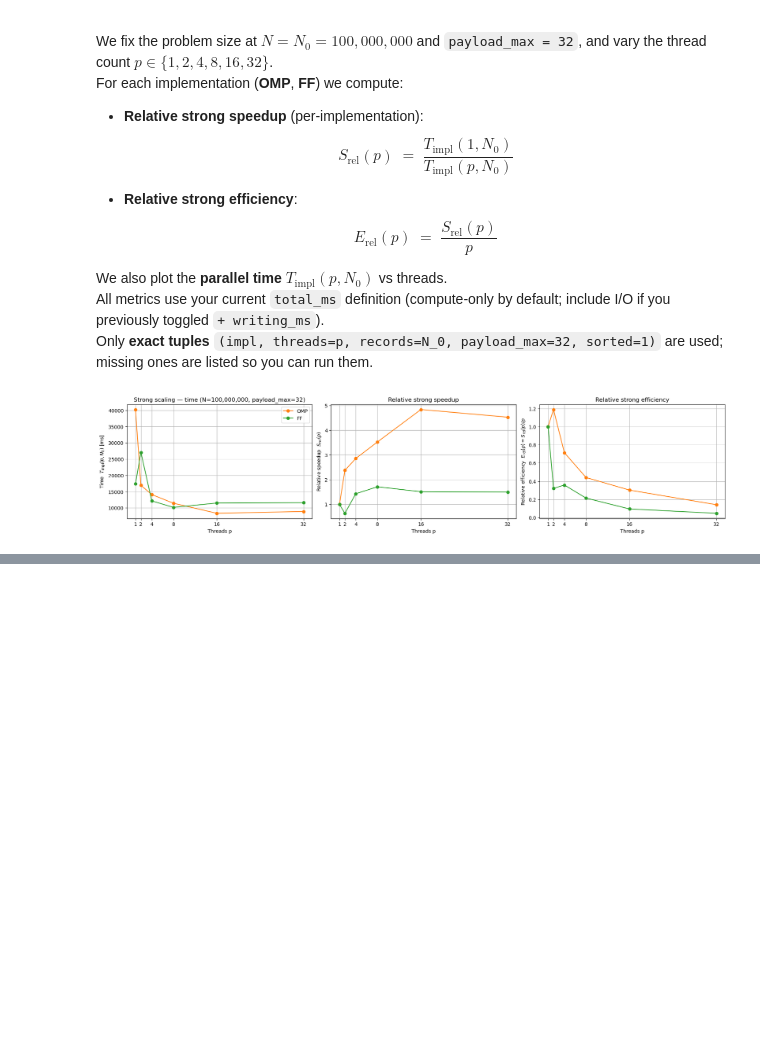
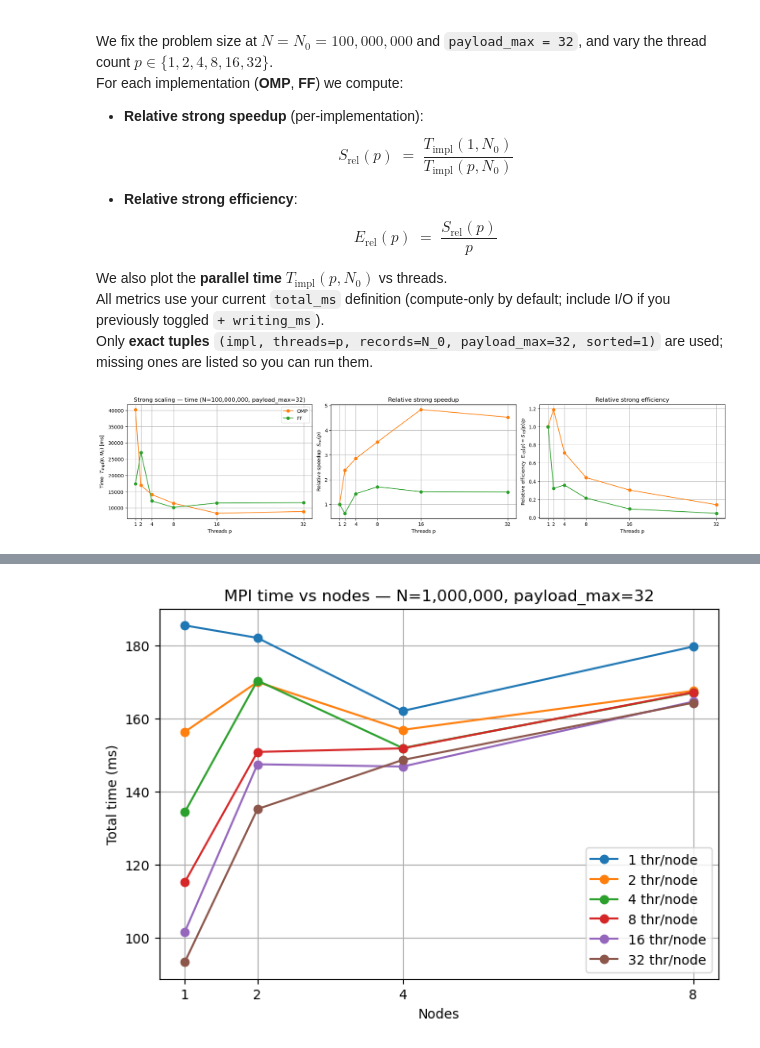
Before and after one commit to davide-marchi/Parallel-and-Distributed-Systems-Paradigms-and-Models, a Jupyter notebook: analysis/seq_omp_ff_composites.ipynb, the cells around one changed output, grey strips where cells are left out. Drawn from its saved outputs; the diff is of its cells as text; code cells hidden in the pictures; blank space fills up the shorter version.

```diff
--- a/analysis/seq_omp_ff_composites.ipynb
+++ b/analysis/seq_omp_ff_composites.ipynb
@@ -578,0 +588,83 @@ plt.show()
+# %%
+# --- MPI · Block 1: Time vs nodes, lines = threads-per-node, for N ∈ {1e6,1e7,1e8} ---
+import re
+import numpy as np
+import pandas as pd
+import matplotlib.pyplot as plt
+
+# --- Config ---
+PAYLOAD_FIX = 32
+N_LIST = [1_000_000, 10_000_000, 100_000_000]
+THREADS_PER_NODE_LIST = [1, 2, 4, 8, 16, 32]
+NODES_AXIS = [1, 2, 4, 8]
+
+# --- Get MPI data (sorted==1), ensure columns ---
+if 'data_raw' not in globals():
+    raise RuntimeError("Expected 'data_raw' from the loader cell. Please run it first.")
+
+mpi = data_raw.copy()
+# compute 'total_ms' if not present
+if "total_ms" not in mpi.columns:
+    if {"reading_and_sorting_ms","writing_ms"}.issubset(mpi.columns):
+        # Respect your current toggle: compute-only unless you previously added + writing_ms in your loader
+        mpi["total_ms"] = mpi["reading_and_sorting_ms"]  # + mpi["writing_ms"]
+    else:
+        raise RuntimeError("MPI data missing timing columns needed to compute total_ms.")
+
+# keep only mpi and correct runs
+mpi = mpi[(mpi["impl"] == "mpi") & (mpi["sorted"] == 1)].copy()
+
+# basic checks / coercions
+need_cols = ["nodes","threads","records","payload_max","total_ms"]
+missing = [c for c in need_cols if c not in mpi.columns]
+if missing:
+    # small attempt to infer 'nodes' from filename if absent; otherwise fail
+    if "nodes" in missing and "source_csv" in mpi.columns:
+        def infer_nodes(path):
+            m = re.search(r"(?:nodes?|nnodes|np)[^\d]*(\d+)", str(path).lower())
+            return int(m.group(1)) if m else np.nan
+        mpi["nodes"] = mpi["source_csv"].map(infer_nodes).astype("Int64")
+        if mpi["nodes"].isna().any():
+            raise RuntimeError("Could not infer 'nodes' for all MPI rows. Please include a 'nodes' column in MPI CSVs.")
+        missing.remove("nodes")
+    if missing:
+        raise RuntimeError(f"MPI data missing columns: {missing}")
+
+for c in ["nodes","threads","records","payload_max","total_ms"]:
+    mpi[c] = pd.to_numeric(mpi[c], errors="coerce")
+
+# aggregate helper
+def agg_time(df):
+    return (df.groupby(["nodes","threads"], as_index=False)
+              .agg(total_ms=("total_ms","median")))
+
+COLORS_TPN = {1:"tab:blue",2:"tab:orange",4:"tab:green",8:"tab:red",16:"tab:purple",32:"tab:brown"}
+
+# Make one plot per N
+for N in N_LIST:
+    dfN = mpi[(mpi["records"] == N) & (mpi["payload_max"] == PAYLOAD_FIX)].copy()
+    if dfN.empty:
+        print(f"(info) No MPI data for N={N:,}, payload_max={PAYLOAD_FIX}")
+        continue
+    ag = agg_time(dfN)
+
+    plt.figure(figsize=(7.5,5))
+    for tpn in THREADS_PER_NODE_LIST:
+        dfl = ag[ag["threads"] == tpn].sort_values("nodes")
+        if dfl.empty:
+            continue
+        xs = [n for n in NODES_AXIS if n in dfl["nodes"].values]
+        if not xs:
+            continue
+        ys = [dfl[dfl["nodes"]==x]["total_ms"].values[0] for x in xs]
+        plt.plot(xs, ys, marker="o", label=f"{tpn} thr/node", color=COLORS_TPN.get(tpn))
+
+    plt.xticks(NODES_AXIS)
+    plt.xlabel("Nodes")
+    plt.ylabel("Total time (ms)")
+    plt.title(f"MPI time vs nodes — N={N:,}, payload_max={PAYLOAD_FIX}")
+    plt.grid(True)
+    plt.legend()
+    plt.show()
+# %% [output]
+[figure, added]
```
Also changed, not shown: parts of 8 cells of this notebook.
